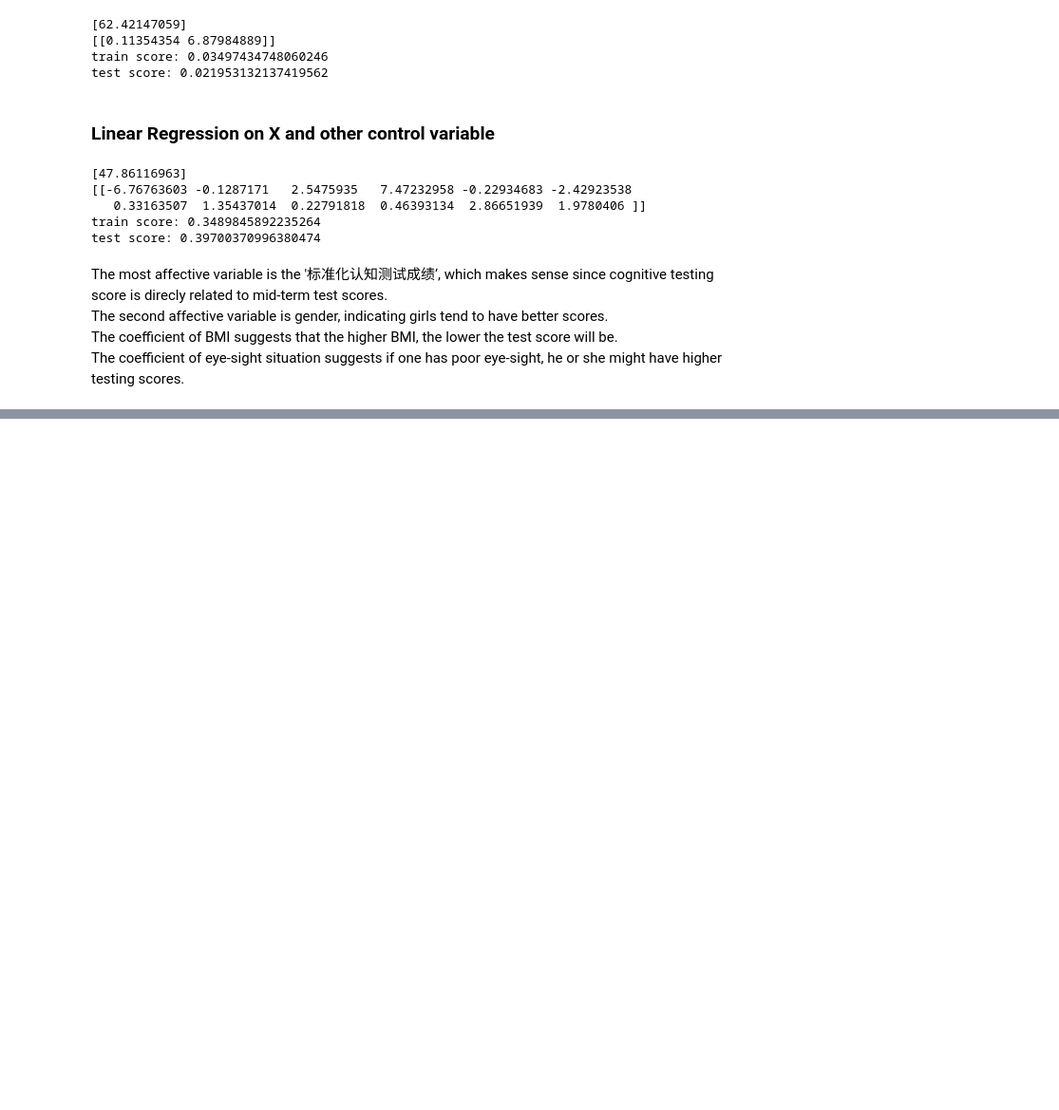
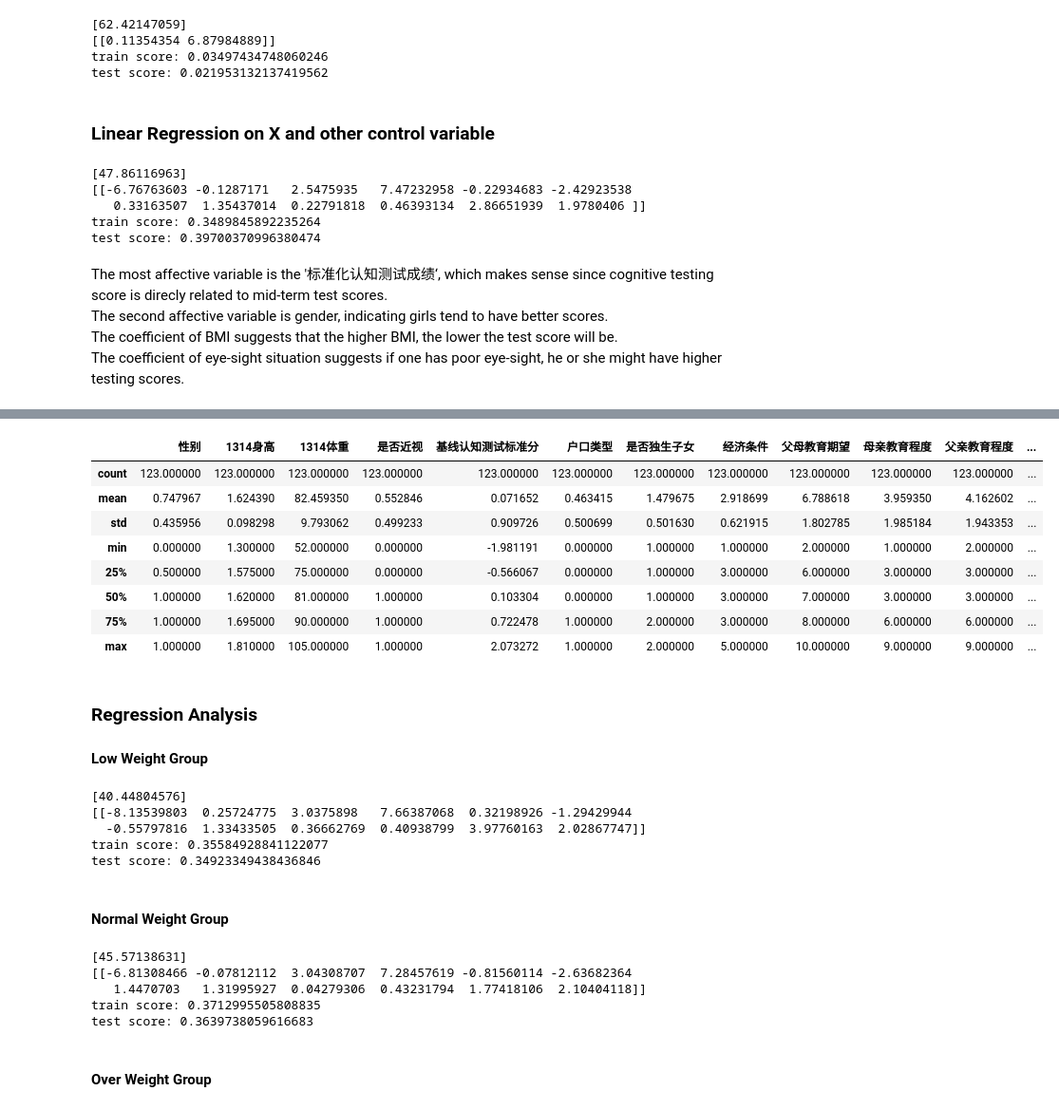
Before and after one commit to CindyChow123/BMI-Sight_relation_with_test_score_Economy_2021_spring, a Jupyter notebook: data_analysis.ipynb, the cells around one changed output, grey strips where cells are left out. Shown at 95% size. Cells and saved outputs as stored; diff of their text form; code cells hidden in the pictures; blank space fills up the shorter version.

```diff
--- a/data_analysis.ipynb
+++ b/data_analysis.ipynb
@@ -363,0 +419,53 @@ have higher testing scores.
+# %%
+data_fat.describe()
+# %% [output]
+|  | 性别 | 1314身高 | 1314体重 | 是否近视 | 基线认知测试标准分 | 户口类型 | 是否独生子女 | 经济条件 | 父母教育期望 | 母亲教育程度 | 父亲教育程度 | ... |
+| count | 123.000000 | 123.000000 | 123.000000 | 123.000000 | 123.000000 | 123.000000 | 123.000000 | 123.000000 | 123.000000 | 123.000000 | 123.000000 | ... |
+| mean | 0.747967 | 1.624390 | 82.459350 | 0.552846 | 0.071652 | 0.463415 | 1.479675 | 2.918699 | 6.788618 | 3.959350 | 4.162602 | ... |
+| std | 0.435956 | 0.098298 | 9.793062 | 0.499233 | 0.909726 | 0.500699 | 0.501630 | 0.621915 | 1.802785 | 1.985184 | 1.943353 | ... |
+| min | 0.000000 | 1.300000 | 52.000000 | 0.000000 | -1.981191 | 0.000000 | 1.000000 | 1.000000 | 2.000000 | 1.000000 | 2.000000 | ... |
+| 25% | 0.500000 | 1.575000 | 75.000000 | 0.000000 | -0.566067 | 0.000000 | 1.000000 | 3.000000 | 6.000000 | 3.000000 | 3.000000 | ... |
+| 50% | 1.000000 | 1.620000 | 81.000000 | 1.000000 | 0.103304 | 0.000000 | 1.000000 | 3.000000 | 7.000000 | 3.000000 | 3.000000 | ... |
+| 75% | 1.000000 | 1.695000 | 90.000000 | 1.000000 | 0.722478 | 1.000000 | 2.000000 | 3.000000 | 8.000000 | 6.000000 | 6.000000 | ... |
+| max | 1.000000 | 1.810000 | 105.000000 | 1.000000 | 2.073272 | 1.000000 | 2.000000 | 5.000000 | 10.000000 | 9.000000 | 9.000000 | ... |
+# %% [markdown]
+### Regression Analysis
+#### Low Weight Group
+# %%
+XC_low = data_low[['性别','BMI','是否近视','基线认知测试标准分','户口类型','是否独生子女','经济条件','父母教育期望','母亲教育程度','父亲教育程度',
+              '父母婚姻状况','自己教育期望']]
+YC_low = data_low[['平均分']]
+XClow_train, XClow_test, yclow_train, yclow_test = train_test_split(XC_low, YC_low, random_state=1)
+regrlow_c = linear_model.LinearRegression()
+regrlow_c.fit(XClow_train,yclow_train)
+print(regrlow_c.intercept_)
+print(regrlow_c.coef_)
+print("train score:",regrlow_c.score(XClow_train,yclow_train))
+print("test score:",regrlow_c.score(XClow_test,yclow_test))
+# %% [output]
+[40.44804576]
+[[-8.13539803  0.25724775  3.0375898   7.66387068  0.32198926 -1.29429944
+  -0.55797816  1.33433505  0.36662769  0.40938799  3.97760163  2.02867747]]
+train score: 0.35584928841122077
+test score: 0.34923349438436846
+# %% [markdown]
+#### Normal Weight Group
+# %%
+XC_norm = data_norm[['性别','BMI','是否近视','基线认知测试标准分','户口类型','是否独生子女','经济条件','父母教育期望','母亲教育程度','父亲教育程度',
+              '父母婚姻状况','自己教育期望']]
+YC_norm = data_norm[['平均分']]
+XCnorm_train, XCnorm_test, ycnorm_train, ycnorm_test = train_test_split(XC_norm, YC_norm, random_state=1)
+regrnorm_c = linear_model.LinearRegression()
+regrnorm_c.fit(XCnorm_train,ycnorm_train)
+print(regrnorm_c.intercept_)
+print(regrnorm_c.coef_)
+print("train score:",regrnorm_c.score(XCnorm_train,ycnorm_train))
+print("test score:",regrnorm_c.score(XCnorm_test,ycnorm_test))
+# %% [output]
+[45.57138631]
+[[-6.81308466 -0.07812112  3.04308707  7.28457619 -0.81560114 -2.63682364
+   1.4470703   1.31995927  0.04279306  0.43231794  1.77418106  2.10404118]]
+train score: 0.3712995505808835
+test score: 0.3639738059616683
+# %% [markdown]
+#### Over Weight Group
```
Also changed, not shown: parts of 12 cells of this notebook.
